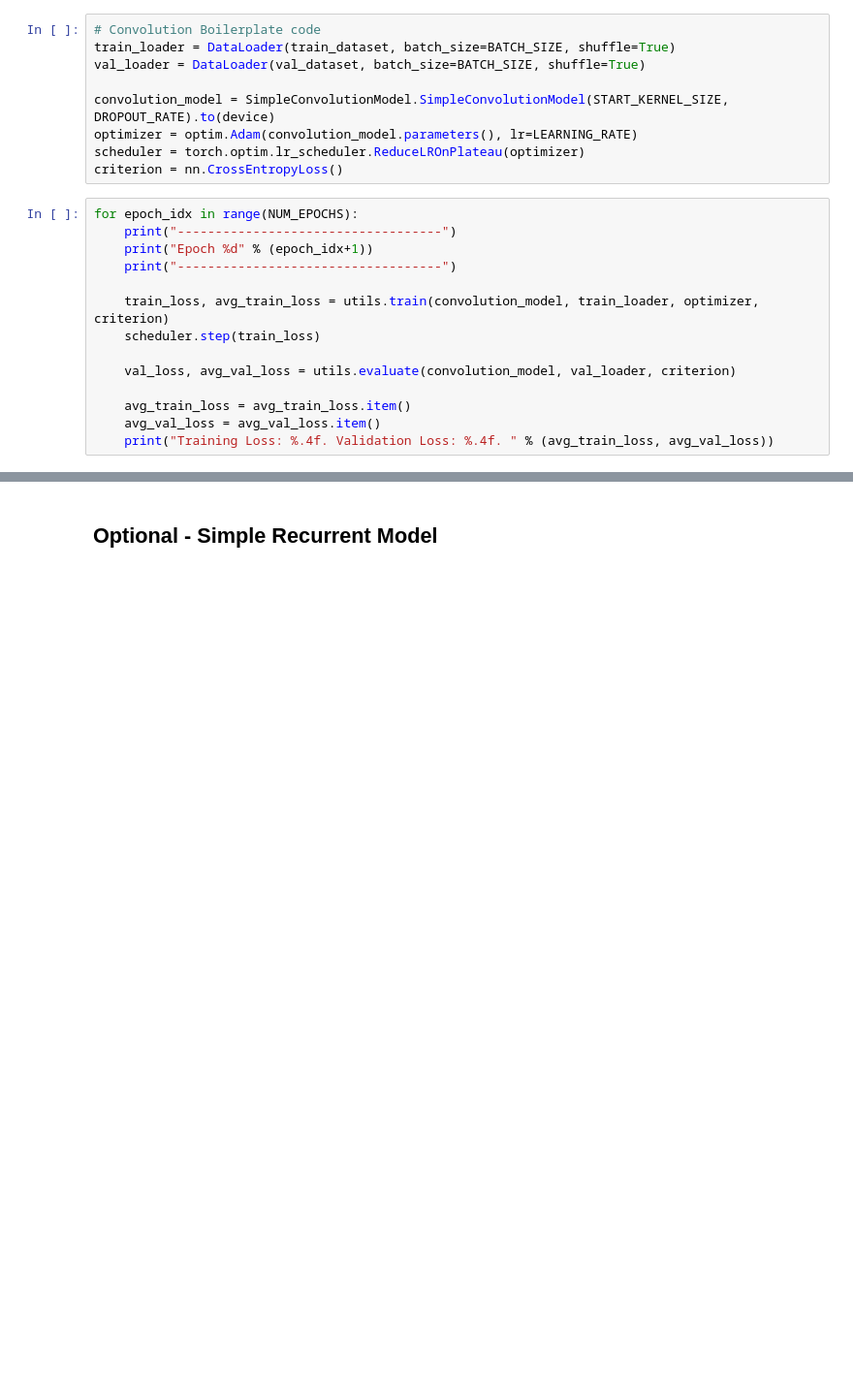
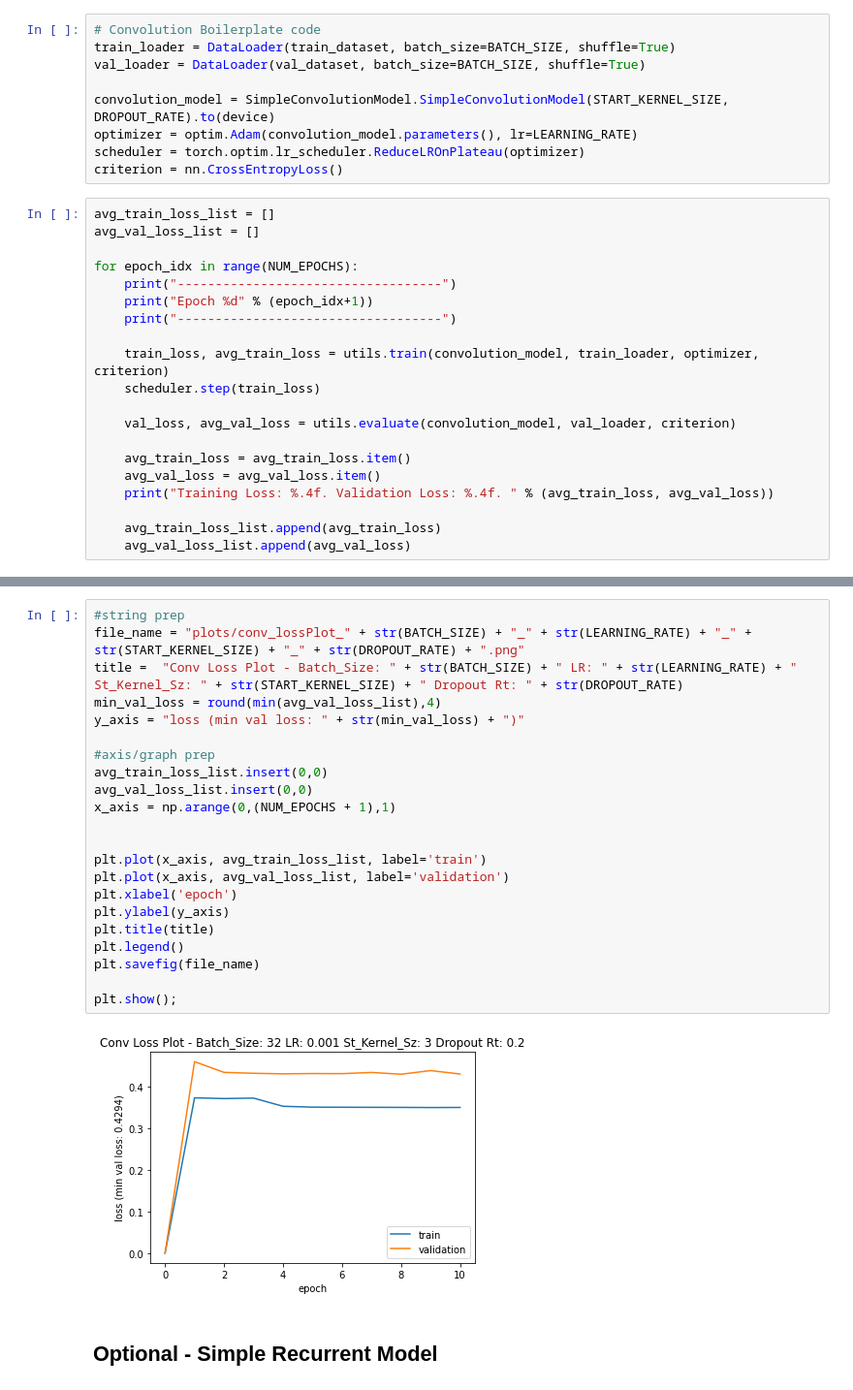
Before and after one commit to michaelmarzec/cs7643_final_audioClassification, a Jupyter notebook: cs7643_final_project.ipynb, the cells around one changed output, grey strips where cells are left out. Shown: that part at 97% size. Cells and saved outputs as stored; diff of their text form; blank space fills up the shorter version.

```diff
--- a/cs7643_final_project.ipynb
+++ b/cs7643_final_project.ipynb
@@ -256,6 +311,9 @@ optimizer = optim.Adam(convolution_model.parameters(), lr=LEARNING_RATE)
 scheduler = torch.optim.lr_scheduler.ReduceLROnPlateau(optimizer)
 criterion = nn.CrossEntropyLoss()
 # %%
+avg_train_loss_list = []
+avg_val_loss_list = []
+
 for epoch_idx in range(NUM_EPOCHS):
     print("-----------------------------------")
     print("Epoch %d" % (epoch_idx+1))
@@ -269,6 +327,9 @@ for epoch_idx in range(NUM_EPOCHS):
     avg_train_loss = avg_train_loss.item()
     avg_val_loss = avg_val_loss.item()
     print("Training Loss: %.4f. Validation Loss: %.4f. " % (avg_train_loss, avg_val_loss))
+
+    avg_train_loss_list.append(avg_train_loss)
+    avg_val_loss_list.append(avg_val_loss)
 # %% [output]
 -----------------------------------
 Epoch 1
@@ -313,3 +374,27 @@ Training Loss: 0.4026. Validation Loss: 0.4349.
+# %%
+#string prep
+file_name = "plots/conv_lossPlot_" + str(BATCH_SIZE) + "_" + str(LEARNING_RATE) + "_" + str(START_KERNEL_SIZE) + "_" + str(DROPOUT_RATE) + ".png"
+title =  "Conv Loss Plot - Batch_Size: " + str(BATCH_SIZE) + " LR: " + str(LEARNING_RATE) + " St_Kernel_Sz: " + str(START_KERNEL_SIZE) + " Dropout Rt: " + str(DROPOUT_RATE)
+min_val_loss = round(min(avg_val_loss_list),4)
+y_axis = "loss (min val loss: " + str(min_val_loss) + ")"
+
+#axis/graph prep
+avg_train_loss_list.insert(0,0)
+avg_val_loss_list.insert(0,0)
+x_axis = np.arange(0,(NUM_EPOCHS + 1),1)
+
+
+plt.plot(x_axis, avg_train_loss_list, label='train')
+plt.plot(x_axis, avg_val_loss_list, label='validation')
+plt.xlabel('epoch')
+plt.ylabel(y_axis)
+plt.title(title)
+plt.legend()
+plt.savefig(file_name)
+
+plt.show();
+# %% [output]
+[figure, added]
 # %% [markdown]
 ## Optional - Simple Recurrent Model
 # %%
```
Also changed, not shown: parts of 8 cells of this notebook, 2 other files.
